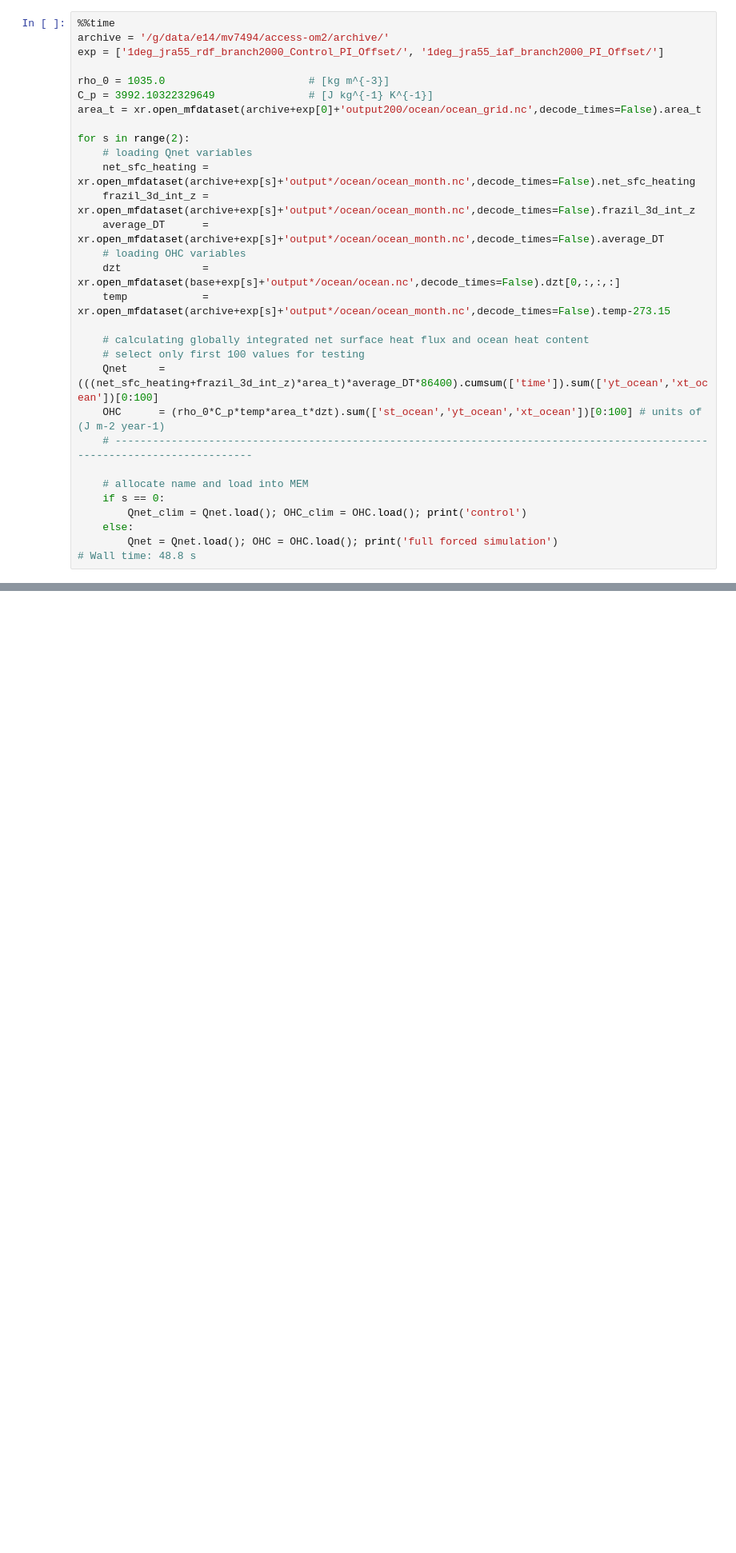
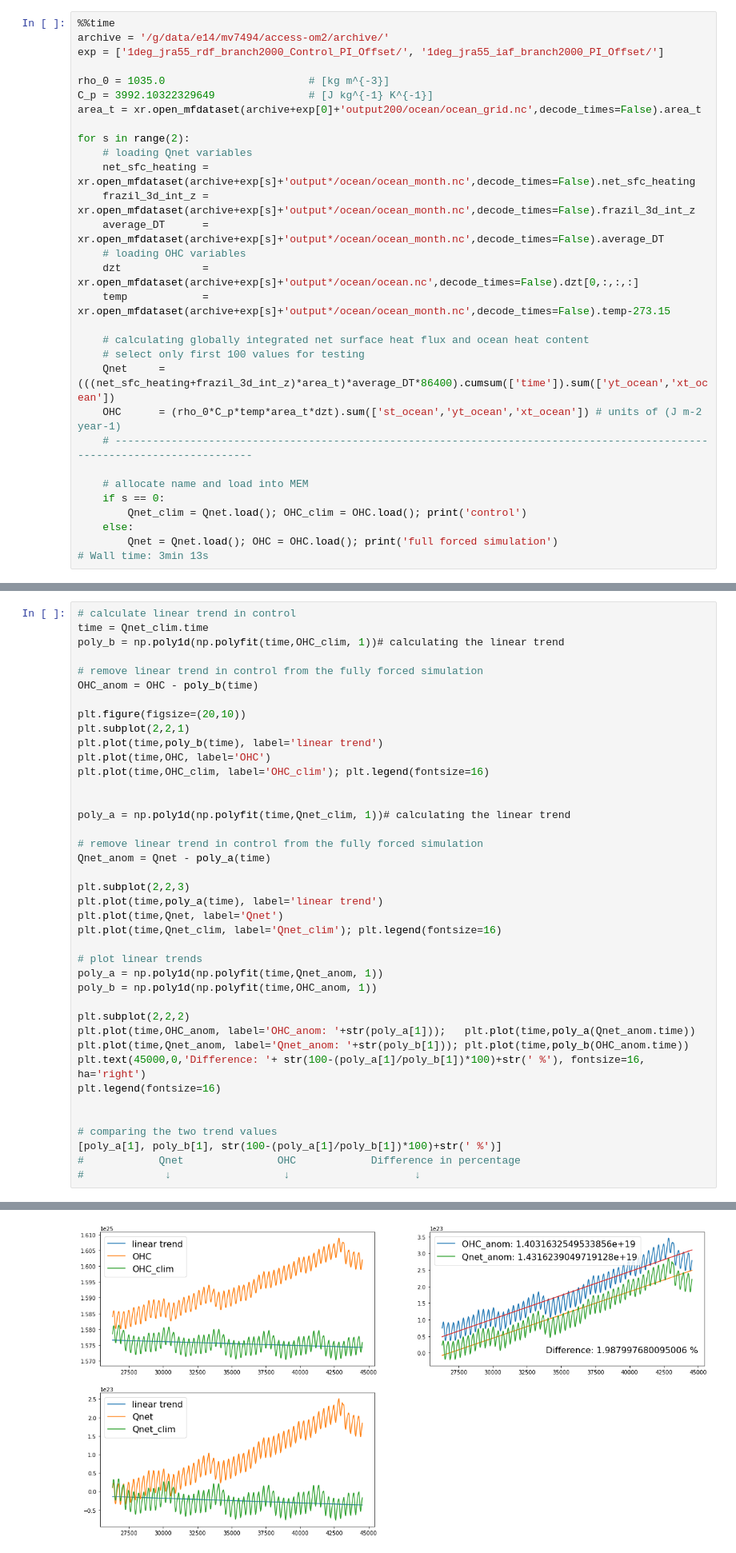
Before and after one commit to mauricehuguenin/sharing, a Jupyter notebook: Testing_again_Qnet_vs_OHC_trends.ipynb, the cells around one changed output, grey strips where cells are left out. Shown at 80% size. Drawn from its saved outputs; the diff is of its cells as text; blank space fills up the shorter version.

```diff
--- a/Testing_again_Qnet_vs_OHC_trends.ipynb
+++ b/Testing_again_Qnet_vs_OHC_trends.ipynb
@@ -27,13 +27,13 @@ for s in range(2):
     frazil_3d_int_z = xr.open_mfdataset(archive+exp[s]+'output*/ocean/ocean_month.nc',decode_times=False).frazil_3d_int_z
     average_DT      = xr.open_mfdataset(archive+exp[s]+'output*/ocean/ocean_month.nc',decode_times=False).average_DT
     # loading OHC variables
-    dzt             = xr.open_mfdataset(base+exp[s]+'output*/ocean/ocean.nc',decode_times=False).dzt[0,:,:,:]
+    dzt             = xr.open_mfdataset(archive+exp[s]+'output*/ocean/ocean.nc',decode_times=False).dzt[0,:,:,:]
     temp            = xr.open_mfdataset(archive+exp[s]+'output*/ocean/ocean_month.nc',decode_times=False).temp-273.15
 
     # calculating globally integrated net surface heat flux and ocean heat content
     # select only first 100 values for testing
-    Qnet     = (((net_sfc_heating+frazil_3d_int_z)*area_t)*average_DT*86400).cumsum(['time']).sum(['yt_ocean','xt_ocean'])[0:100]
-    OHC      = (rho_0*C_p*temp*area_t*dzt).sum(['st_ocean','yt_ocean','xt_ocean'])[0:100] # units of (J m-2 year-1)
+    Qnet     = (((net_sfc_heating+frazil_3d_int_z)*area_t)*average_DT*86400).cumsum(['time']).sum(['yt_ocean','xt_ocean'])
+    OHC      = (rho_0*C_p*temp*area_t*dzt).sum(['st_ocean','yt_ocean','xt_ocean']) # units of (J m-2 year-1)
     # ---------------------------------------------------------------------------------------------------------------------------
 
     # allocate name and load into MEM
@@ -41,7 +41,7 @@ for s in range(2):
         Qnet_clim = Qnet.load(); OHC_clim = OHC.load(); print('control')
     else:
         Qnet = Qnet.load(); OHC = OHC.load(); print('full forced simulation')
-# Wall time: 48.8 s
+# Wall time: 3min 13s
 # %% [output]
 control
 full forced simulation
@@ -94,0 +50,41 @@ plt.plot(c)
+# %%
+# calculate linear trend in control
+time = Qnet_clim.time
+poly_b = np.poly1d(np.polyfit(time,OHC_clim, 1))# calculating the linear trend
+
+# remove linear trend in control from the fully forced simulation
+OHC_anom = OHC - poly_b(time)
+
+plt.figure(figsize=(20,10))
+plt.subplot(2,2,1)
+plt.plot(time,poly_b(time), label='linear trend')
+plt.plot(time,OHC, label='OHC')
+plt.plot(time,OHC_clim, label='OHC_clim'); plt.legend(fontsize=16)
+
+
+poly_a = np.poly1d(np.polyfit(time,Qnet_clim, 1))# calculating the linear trend
+
+# remove linear trend in control from the fully forced simulation
+Qnet_anom = Qnet - poly_a(time)
+
+plt.subplot(2,2,3)
+plt.plot(time,poly_a(time), label='linear trend')
+plt.plot(time,Qnet, label='Qnet')
+plt.plot(time,Qnet_clim, label='Qnet_clim'); plt.legend(fontsize=16)
+
+# plot linear trends
+poly_a = np.poly1d(np.polyfit(time,Qnet_anom, 1))
+poly_b = np.poly1d(np.polyfit(time,OHC_anom, 1))
+
+plt.subplot(2,2,2)
+plt.plot(time,OHC_anom, label='OHC_anom: '+str(poly_a[1]));   plt.plot(time,poly_a(Qnet_anom.time))
+plt.plot(time,Qnet_anom, label='Qnet_anom: '+str(poly_b[1])); plt.plot(time,poly_b(OHC_anom.time))
+plt.text(45000,0,'Difference: '+ str(100-(poly_a[1]/poly_b[1])*100)+str(' %'), fontsize=16, ha='right')
+plt.legend(fontsize=16)
+
+
+# comparing the two trend values
+[poly_a[1], poly_b[1], str(100-(poly_a[1]/poly_b[1])*100)+str(' %')]
+#            Qnet               OHC            Difference in percentage
+#             ↓                  ↓                    ↓
+# %% [output]
@@ -95,3 +92,4 @@ plt.plot(c)
+[figure, added]
 # %%
 # ----------------------------------------------------------------------------------------------------------------------- #
 #                                                   Notes down below                                                      #
```
Also changed, not shown: parts of 7 cells of this notebook.
